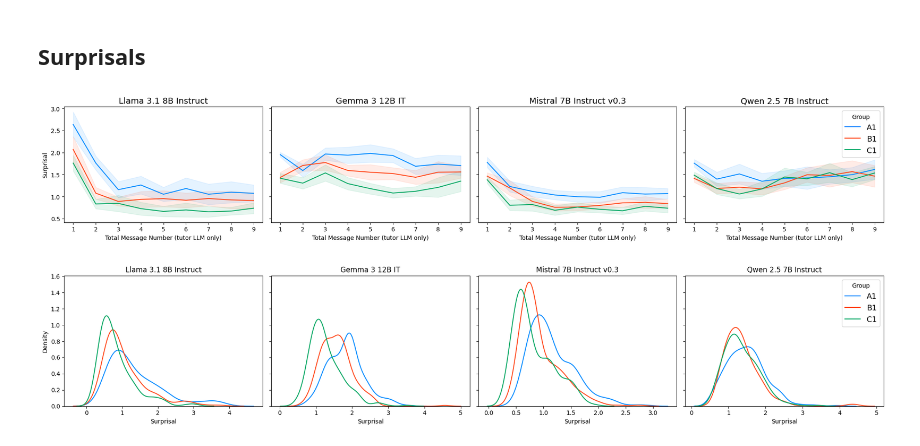
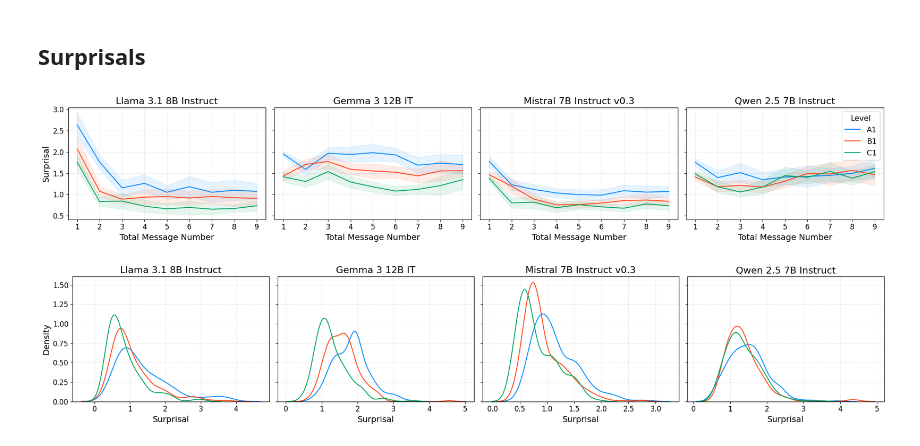
Before and after one commit to INTERACT-LLM/alignment-drift-llms, a Jupyter notebook: src/plotting.ipynb, the cells around one changed output. Cells and saved outputs as stored; diff of their text form; code cells hidden in the pictures.

Commit message:
refactor: new plots with grids, bigger fonts, changed "group" to "level"

```diff
--- a/src/plotting.ipynb
+++ b/src/plotting.ipynb
@@ -204,6 +158,9 @@ assistant_df = get_assistant_data(df)
 assistant_df = assistant_df.with_columns(
     pl.col("surprisal_mean").alias("surprisal_paragraph")
 )
+
+# rename group columns
+assistant_df = assistant_df.rename({"group": "level"})
 # %%
 cols = ["surprisal_paragraph"]
 
@@ -219,28 +176,31 @@ fig = line_plot_variables(df=agg_df,
                     x_var="total_message_number",
                     y_vars=vars,
                     ci_vars=ci_vars,
-                    group_var="group",
+                    group_var="level",
                     model_var="model",
                     unique_models=unique_models,
-                    x_label_text="Total Message Number (tutor LLM only)",
+                    x_label_text="Total Message Number",
                     y_label_texts=["Surprisal"],
-                    group_colors=colors)
+                    group_colors=colors,
+                    legend_position="upper right")
 
 fig.savefig(curves_dir / "surprisal_curve.png", dpi=300, bbox_inches="tight", pad_inches=pad_inches)
 # %% [output]
-[figure, old version]
+[figure, new version]
 # %%
 # distribution plot
 fig = distribution_plot(assistant_df,
                         x_vars=["surprisal_paragraph"],
                         normalize=True,
                         alpha=0.5,
-                        group_var="group",
+                        group_var="level",
                         model_var="model",
                         unique_models=unique_models,
                         x_label_texts=["Surprisal"],
-                        density_lines=True)
+                        density_lines=True,
+                        legend=False
+                        )
 
 fig.savefig(dist_dir / "surprisal_dist.png", dpi=300, bbox_inches="tight", pad_inches=pad_inches)
 # %% [output]
-[figure, old version]
+[figure, new version]
```
Also changed, not shown: parts of 11 cells of this notebook, 11 other files.
